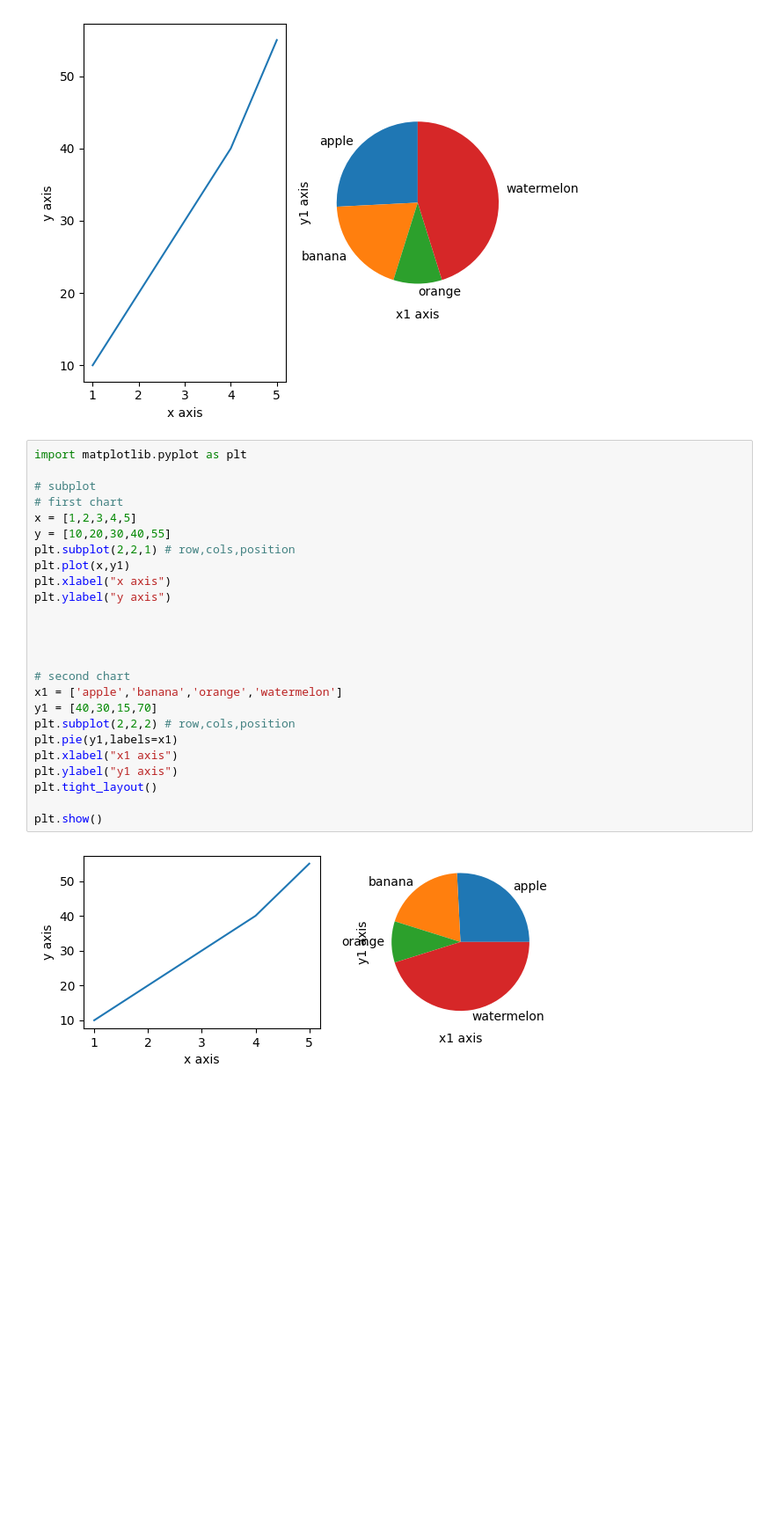
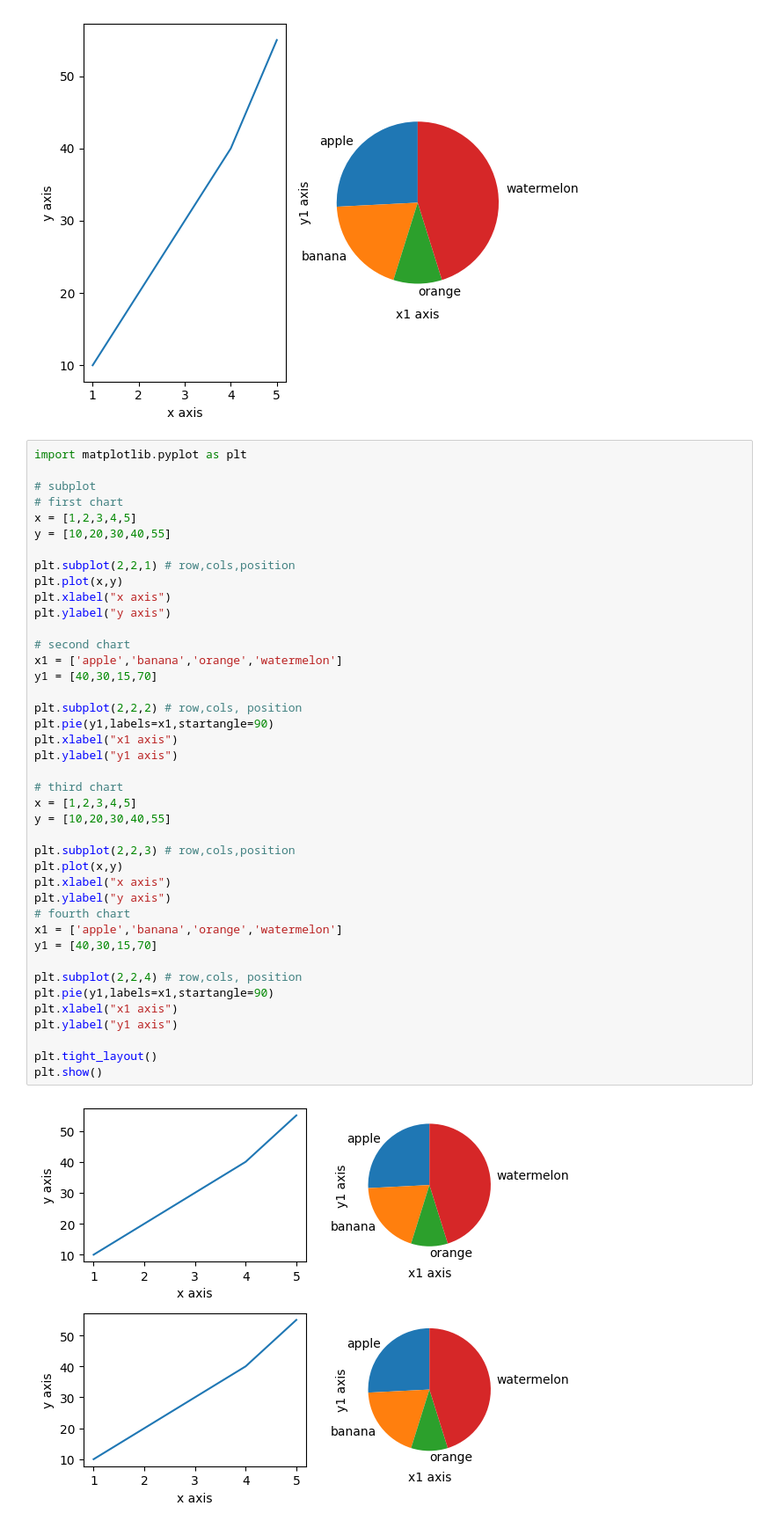
Before and after one commit to Vanshu2374/data-science-45-days, a Jupyter notebook: grass2.ipynb, the cells around one changed output. Shown at 88% size. Drawn from its saved outputs; the diff is of its cells as text; blank space fills up the shorter version.

```diff
--- a/grass2.ipynb
+++ b/grass2.ipynb
@@ -199,27 +199,43 @@ plt.show()
 # %%
 import matplotlib.pyplot as plt
 
 # subplot
 # first chart
 x = [1,2,3,4,5]
 y = [10,20,30,40,55]
+
 plt.subplot(2,2,1) # row,cols,position
-plt.plot(x,y1)
+plt.plot(x,y)
 plt.xlabel("x axis")
 plt.ylabel("y axis")
-
-
-
 
 # second chart
 x1 = ['apple','banana','orange','watermelon']
 y1 = [40,30,15,70]
-plt.subplot(2,2,2) # row,cols,position
-plt.pie(y1,labels=x1)
+
+plt.subplot(2,2,2) # row,cols, position
+plt.pie(y1,labels=x1,startangle=90)
 plt.xlabel("x1 axis")
 plt.ylabel("y1 axis")
+
+# third chart
+x = [1,2,3,4,5]
+y = [10,20,30,40,55]
+
+plt.subplot(2,2,3) # row,cols,position
+plt.plot(x,y)
+plt.xlabel("x axis")
+plt.ylabel("y axis")
+# fourth chart
+x1 = ['apple','banana','orange','watermelon']
+y1 = [40,30,15,70]
+
+plt.subplot(2,2,4) # row,cols, position
+plt.pie(y1,labels=x1,startangle=90)
+plt.xlabel("x1 axis")
+plt.ylabel("y1 axis")
+
 plt.tight_layout()
-
 plt.show()
 # %% [output]
-[figure, old version]
+[figure, new version]
```
Also changed, not shown: parts of 5 cells of this notebook.
